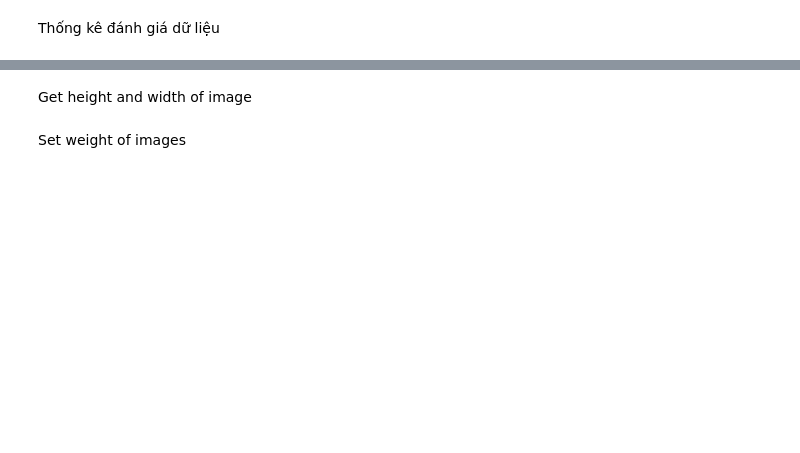
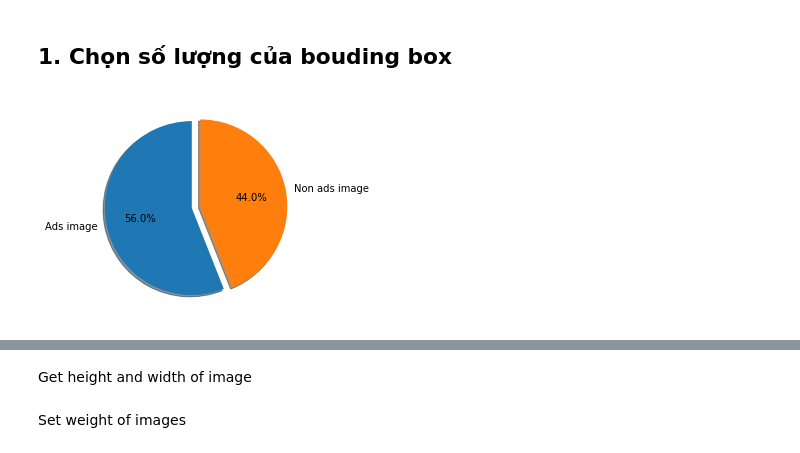
Before and after one commit to huynguyen12019/ads_detection, a Jupyter notebook: phase_1/preprocessing.ipynb, the cells around one changed output, grey strips where cells are left out. Cells and saved outputs as stored; diff of their text form; code cells hidden in the pictures; blank space fills up the shorter version.

```diff
--- a/phase_1/preprocessing.ipynb
+++ b/phase_1/preprocessing.ipynb
@@ -12,6 +12,6 @@ for dirpath, dirnames, filenames in os.walk(ctpn_output_path):
     f.append(filenames)
     break
 f = f[0]
-# %% [markdown]
-Thống kê đánh giá dữ liệu
+# %% [markdown]
+## 1. Chọn số lượng của bouding box
 # %%
@@ -28,4 +29,14 @@ for name in f:
         non_ads_name.append(name)
 # ads_data = np.array(ads_data)
 # non_ads_data = np.array(non_ads_data)
+# %%
+percent_ads = int(len(ads_data)/len(f)*100)
+labels = "Ads image","Non ads image"
+sizes = [percent_ads, 100 -percent_ads]
+explode = [0,0.1]
+fig, ax = plt.subplots()
+ax.pie(sizes, explode=explode, labels=labels,autopct="%1.1f%%", shadow=True, startangle=90)
+plt.show()
+# %% [output]
+[figure, added]
 # %%
```
Also changed, not shown: parts of 52 cells of this notebook.
